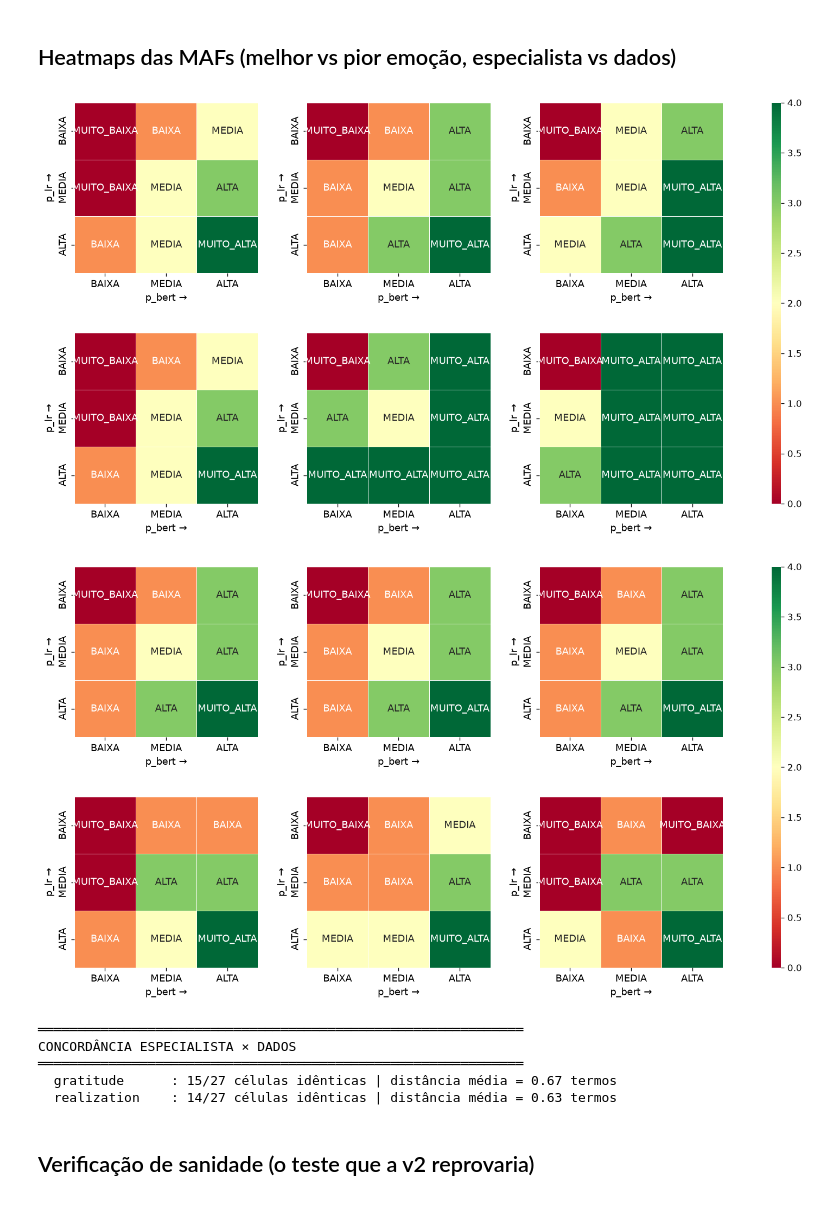
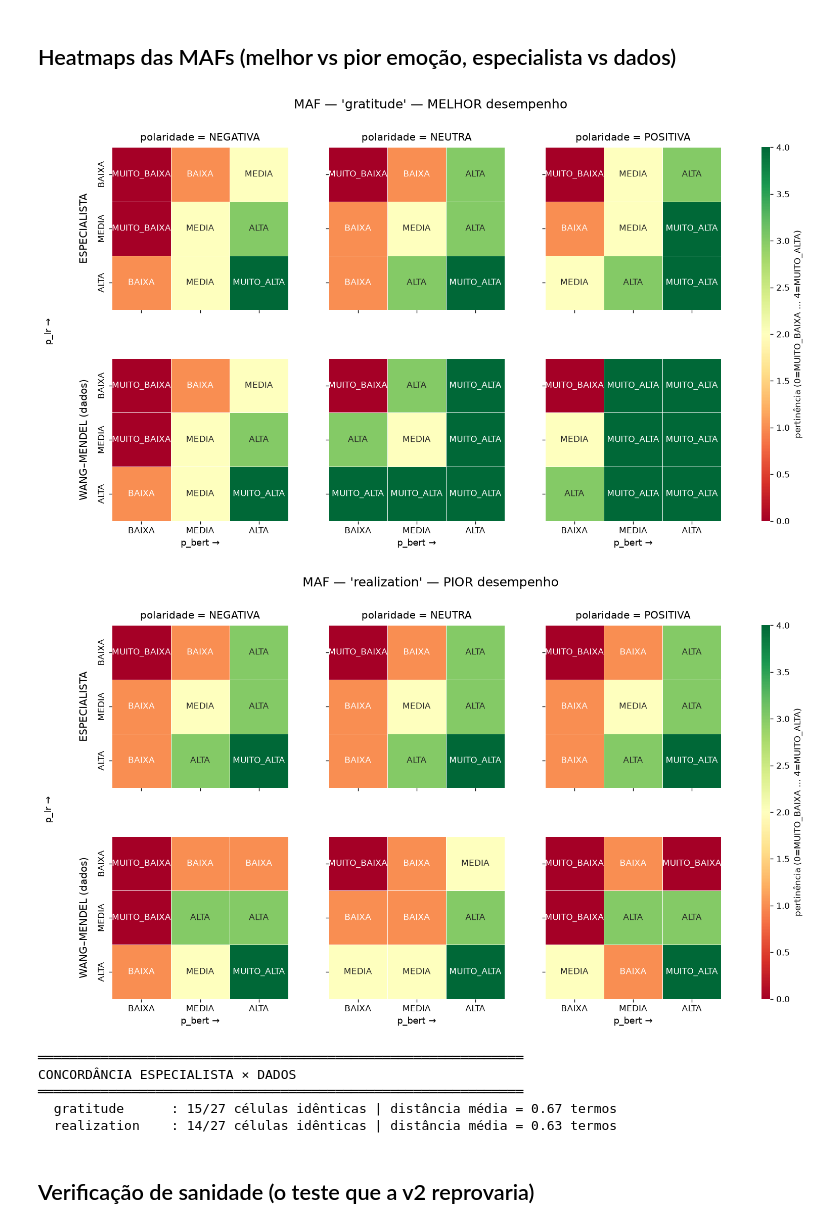
Before and after one commit to LuanBarbs/tcc-emotion-detection-nlp, a Jupyter notebook: src/ensemble_fuzzy_interpretacao.ipynb, the cells around one changed output. Cells and saved outputs as stored; diff of their text form; code cells hidden in the pictures.

```diff
--- a/src/ensemble_fuzzy_interpretacao.ipynb
+++ b/src/ensemble_fuzzy_interpretacao.ipynb
@@ -1223,90 +1223,75 @@ def maf_para_df(df_reg, t_pol):
 def plot_mafs(emo, df_dados, titulo_extra=""):
     df_esp = gerar_maf_especialista(emo)
 
-    # Grid com uma coluna extra apenas para a barra de cores
     fig = plt.figure(figsize=(14, 8))
-    gs = fig.add_gridspec(
-        2, 4,
-        width_ratios=[1, 1, 1, 0.05],
-        wspace=0.35,
-        hspace=0.35
-    )
-
-    axes = np.empty((2, 3), dtype=object)
-    for r in range(2):
-        for c in range(3):
-            axes[r, c] = fig.add_subplot(gs[r, c])
-
-    # Eixo exclusivo da colorbar
+    gs = fig.add_gridspec(2, 4, width_ratios=[1, 1, 1, 0.05],
+                          wspace=0.30, hspace=0.30)
+    axes = np.array([[fig.add_subplot(gs[r, c]) for c in range(3)] for r in range(2)])
     cax = fig.add_subplot(gs[:, 3])
 
+    fig.suptitle(f"MAF — '{emo}' {titulo_extra}", fontsize=15, y=0.98)
+
     for col, t_pol in enumerate(TERMOS_POL):
-        for row, (df_reg, metodo) in enumerate([
-            (df_esp, 'ESPECIALISTA'),
-            (df_dados, 'WANG–MENDEL (dados)')
-        ]):
-
+        for row, (df_reg, metodo) in enumerate([(df_esp, 'ESPECIALISTA'),
+                                                (df_dados, 'WANG–MENDEL (dados)')]):
             ax = axes[row, col]
-
             tab = maf_para_df(df_reg, t_pol)
             num = tab.replace(ESCALA_PERT).apply(pd.to_numeric, errors='coerce')
+            primeiro = (row == 0 and col == 2)
 
-            sns.heatmap(
-                num,
-                annot=tab.values,
-                fmt='',
-                cmap='RdYlGn',
-                vmin=0,
-                vmax=4,
-                linewidths=0.6,
-                ax=ax,
-                cbar=(row == 0 and col == 2),       # desenha apenas uma vez
-                cbar_ax=cax if (row == 0 and col == 2) else None,
-                annot_kws={"fontsize": 11}
-            )
+            sns.heatmap(num, annot=tab.values, fmt='', cmap='RdYlGn',
+                        vmin=0, vmax=4, linewidths=0.6, ax=ax,
+                        cbar=primeiro, cbar_ax=cax if primeiro else None,
+                        annot_kws={"fontsize": 10})
 
-            ax.set_xlabel("p_bert →", fontsize=11)
-            ax.set_ylabel("p_lr →", fontsize=11)
-            ax.tick_params(axis="both", labelsize=11)
+            # coluna → polaridade (só no topo)
+            if row == 0:
+                ax.set_title(f"polaridade = {t_pol}", fontsize=12, pad=8)
+            # linha → método (só à esquerda)
+            ax.set_ylabel(metodo if col == 0 else "", fontsize=12, labelpad=10)
+            # eixos só nas bordas
+            ax.set_xlabel("p_bert →" if row == 1 else "", fontsize=11)
+            if col > 0:
+                ax.set_yticklabels([])
+            if row == 0:
+                ax.set_xticklabels([])
+            ax.tick_params(axis="both", labelsize=10)
 
-    plt.tight_layout()
+    # rótulo do eixo p_lr, uma vez só
+    fig.text(0.045, 0.5, "p_lr →", rotation=90, va='center', fontsize=11)
+    cax.set_ylabel("pertinência (0=MUITO_BAIXA … 4=MUITO_ALTA)", fontsize=10)
 
-    plt.savefig(
-        OUT_INTERP / f"maf_{emo}.png",
-        dpi=300,
-        bbox_inches="tight"
-    )
-
+    plt.savefig(OUT_INTERP / f"maf_{emo}.png", dpi=300, bbox_inches="tight")
     plt.show()
 
 
 plot_mafs(EMO_BEST, df_wm_best, "— MELHOR desempenho")
 plot_mafs(EMO_WORST, df_wm_worst, "— PIOR desempenho")
 
 
 # ── Concordância entre as duas MAFs ──────────────────────────────
 print("═" * 62)
 print("CONCORDÂNCIA ESPECIALISTA × DADOS")
 print("═" * 62)
 
 for emo, df_d in [(EMO_BEST, df_wm_best), (EMO_WORST, df_wm_worst)]:
     df_e = gerar_maf_especialista(emo)
     chave = ['t_lr', 't_bert', 't_pol']
     j = df_e.merge(df_d, on=chave, suffixes=('_esp', '_dados'))
 
     iguais = (j['t_pert_esp'] == j['t_pert_dados']).sum()
     dist = (
         j['t_pert_esp'].map(ESCALA_PERT)
         - j['t_pert_dados'].map(ESCALA_PERT)
     ).abs().mean()
 
     print(
         f"  {emo:15s}: {iguais}/27 células idênticas | "
         f"distância média = {dist:.2f} termos"
     )
 # %% [output]
-[figure, old version]
+[figure, new version]
-[figure, old version]
+[figure, new version]
 ══════════════════════════════════════════════════════════════
 CONCORDÂNCIA ESPECIALISTA × DADOS
 ══════════════════════════════════════════════════════════════
```
Also changed, not shown: 2 other files.
